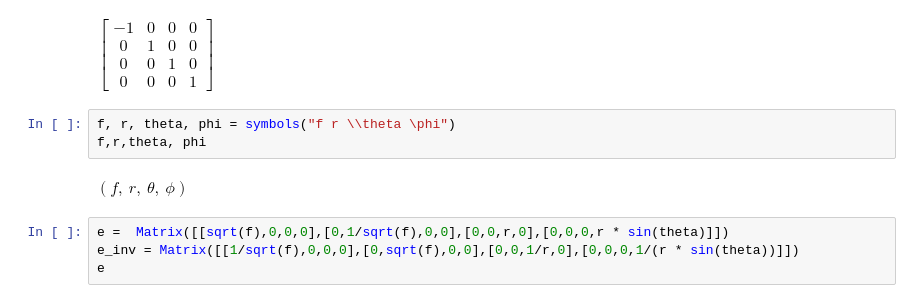
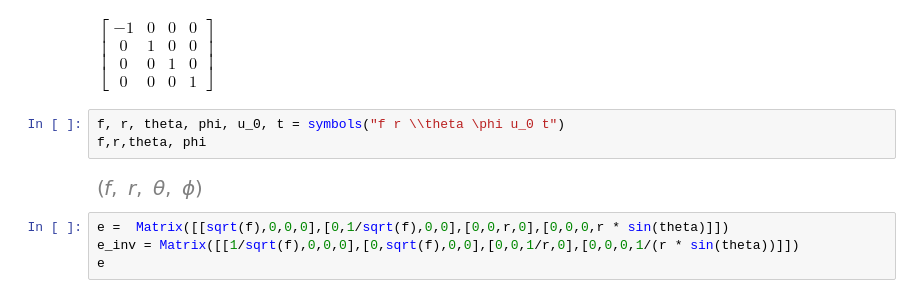
Before and after one commit to MagicMonti/Neutrinos, a Jupyter notebook: Notebooks/ss.ipynb, the cells around one changed output. Drawn from its saved outputs; the diff is of its cells as text.

```diff
--- a/Notebooks/ss.ipynb
+++ b/Notebooks/ss.ipynb
@@ -11,10 +11,10 @@ eta
 # %% [output]
 $\displaystyle \left[\begin{matrix}-1 & 0 & 0 & 0\\0 & 1 & 0 & 0\\0 & 0 & 1 & 0\\0 & 0 & 0 & 1\end{matrix}\right]$
 # %%
-f, r, theta, phi = symbols("f r \\theta \phi")
+f, r, theta, phi, u_0, t = symbols("f r \\theta \phi u_0 t")
 f,r,theta, phi
 # %% [output]
-$\displaystyle \left( f, \  r, \  \theta, \  \phi\right)$
+[figure, added]
 # %%
 e =  Matrix([[sqrt(f),0,0,0],[0,1/sqrt(f),0,0],[0,0,r,0],[0,0,0,r * sin(theta)]])
 e_inv = Matrix([[1/sqrt(f),0,0,0],[0,sqrt(f),0,0],[0,0,1/r,0],[0,0,0,1/(r * sin(theta))]])
```
Also changed, not shown: parts of 23 cells of this notebook, 9 other files.
